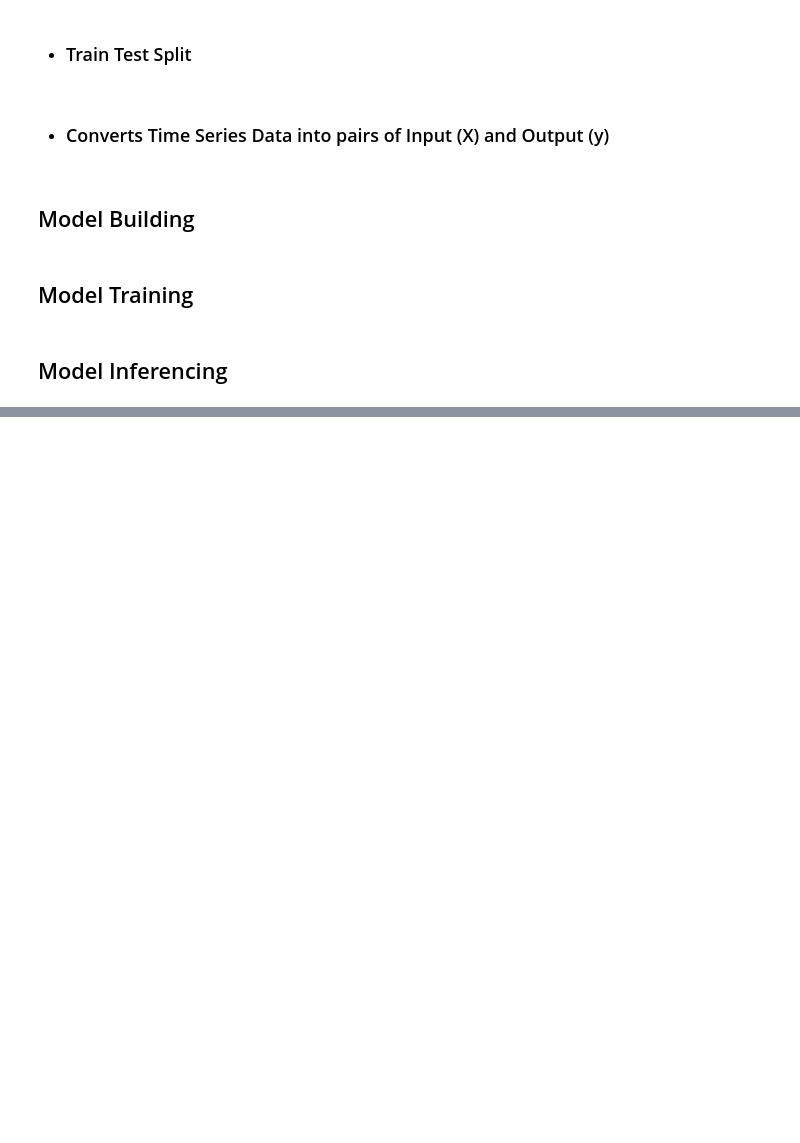
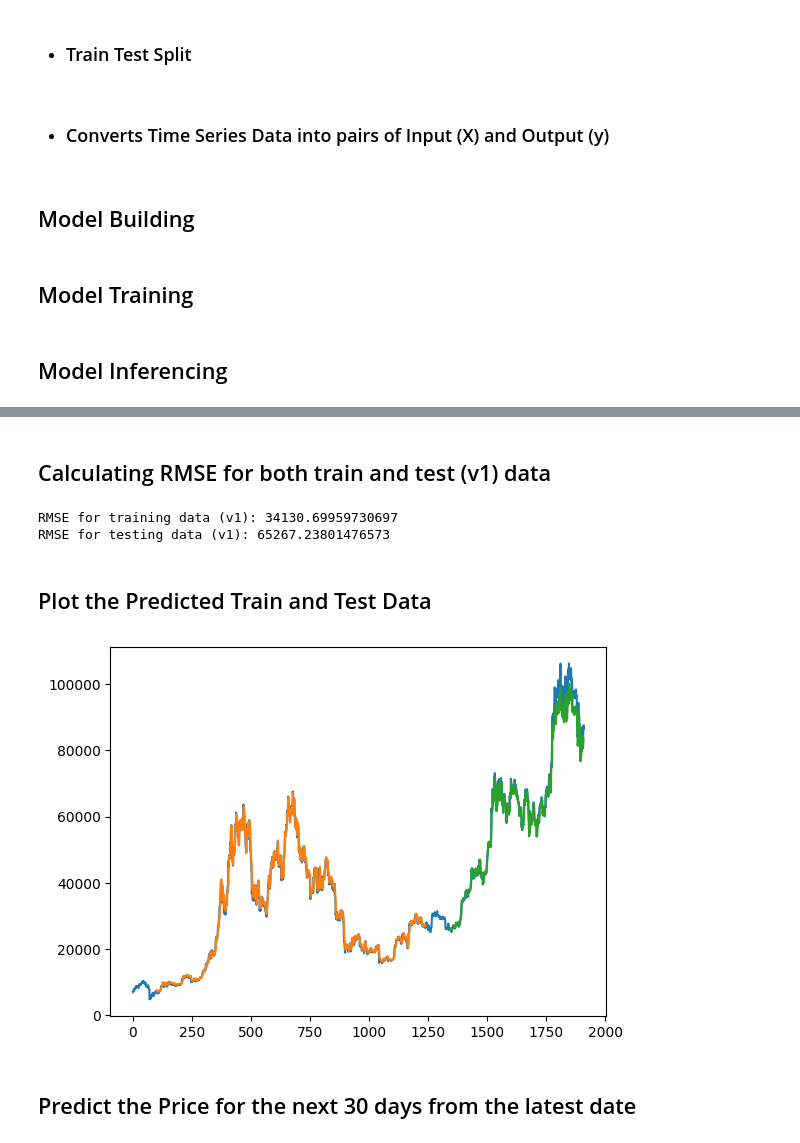
Before and after one commit to JayaWinata/Bitcoin-Price-Prediction-MLFLOW, a Jupyter notebook: prediction_script.ipynb, the cells around one changed output, grey strips where cells are left out. Drawn from its saved outputs; the diff is of its cells as text; code cells hidden in the pictures; blank space fills up the shorter version.

Commit message:
feat: make inference from the best model

```diff
--- a/prediction_script.ipynb
+++ b/prediction_script.ipynb
@@ -99,5 +99,5 @@ scaler = MinMaxScaler()
 # %%
-df_v1 = scaler.fit_transform(np.array(df_close).reshape(-1,1))
+df_v1 = min_max_scaler.fit_transform(np.array(df_close).reshape(-1,1))
 # %%
 df_v1
 # %% [output]
@@ -254,4 +258,4 @@ def objective(params):
 # %%
-MODEL_URI = 'mlruns/1/647d84e60d9b4821b686b08122328d98/artifacts/model'
+MODEL_URI = 'mlruns/1/d9d4558930dd45afafb0715c53b14e4b/artifacts/model'
 model = mlflow.pyfunc.load_model(MODEL_URI)
 # %% [output]
@@ -258,0 +267,3 @@ model = mlflow.pyfunc.load_model(MODEL_URI)
+# %%
+train_predict = model.predict(X_train_v1)
+test_predict = model.predict(X_test_v1)
@@ -258,0 +273,33 @@ model = mlflow.pyfunc.load_model(MODEL_URI)
+# %%
+train_predict = min_max_scaler.inverse_transform(train_predict)
+test_predict = min_max_scaler.inverse_transform(test_predict)
+# %% [markdown]
+## Calculating RMSE for both train and test (v1) data
+# %%
+print(f'RMSE for training data (v1): {root_mean_squared_error(train_predict, y_train_v1)}')
+print(f'RMSE for testing data (v1): {root_mean_squared_error(test_predict, y_test_v1)}')
+# %% [output]
+RMSE for training data (v1): 34130.69959730697
+RMSE for testing data (v1): 65267.23801476573
+# %% [markdown]
+## Plot the Predicted Train and Test Data
+# %%
+# Plot the predicted value for training data
+train_predicted_plot = np.empty_like(df_v1)
+train_predicted_plot[:, :] = np.nan
+train_predicted_plot[TIME_STEP:len(train_predict)+TIME_STEP, :] = train_predict
+
+# Plot the predicted value for testing data
+test_predicted_plot = np.empty_like(df_v1)
+test_predicted_plot[:, :] = np.nan
+test_predicted_plot[(len(train_predict)+(TIME_STEP*2)+2):(len(df_v1)-1), :] = test_predict
+
+# Plot the actual value
+plt.plot(min_max_scaler.inverse_transform(df_v1))
+plt.plot(train_predicted_plot)
+plt.plot(test_predicted_plot)
+plt.show()
+# %% [output]
+[figure, added]
+# %% [markdown]
+## Predict the Price for the next 30 days from the latest date
```
Also changed, not shown: parts of 17 cells of this notebook, 2 other files.
